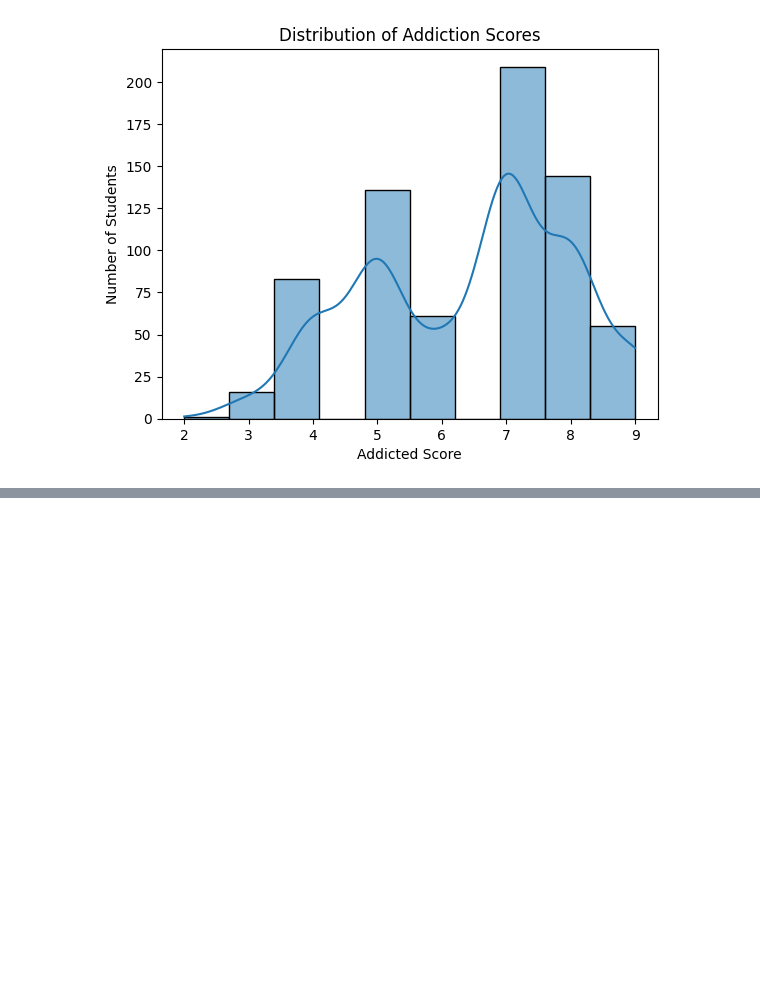
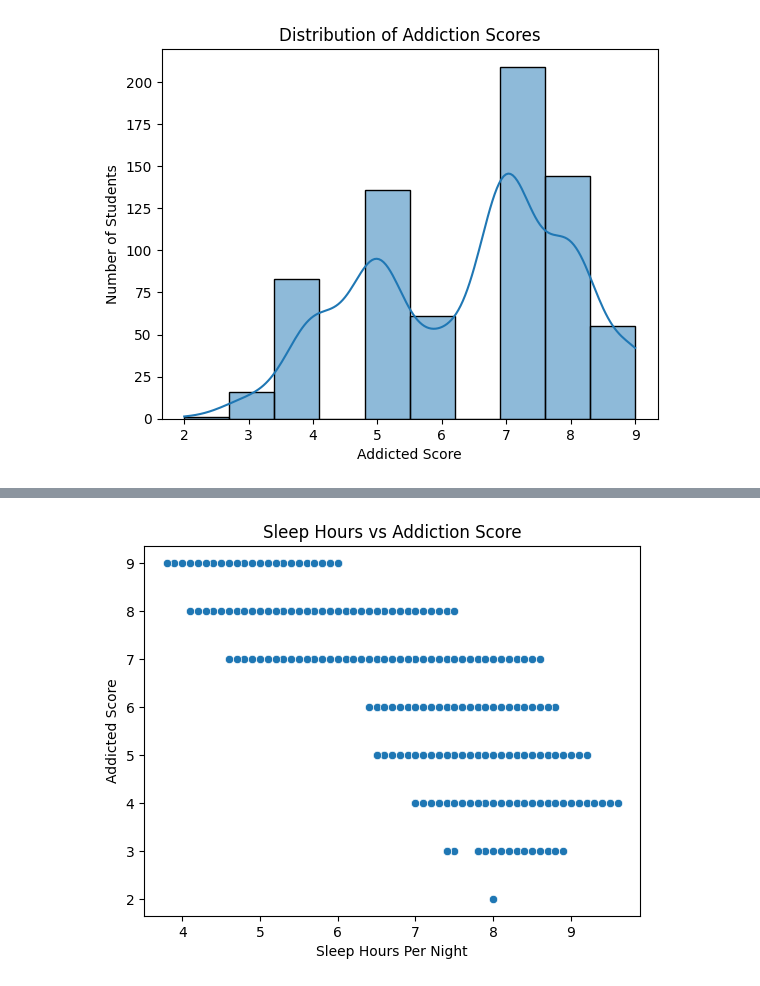
Before and after one commit to srinidhibadrinarayanan/social-media-addiction-predictor, a Jupyter notebook: social_media_addiction_predictor.ipynb, the cells around one changed output, grey strips where cells are left out. Cells and saved outputs as stored; diff of their text form; code cells hidden in the pictures; blank space fills up the shorter version.

```diff
--- a/social_media_addiction_predictor.ipynb
+++ b/social_media_addiction_predictor.ipynb
@@ -69,0 +78,8 @@ plt.show()
+# %%
+sns.scatterplot(x='Sleep_Hours_Per_Night', y='Addicted_Score', data=df)
+plt.title('Sleep Hours vs Addiction Score')
+plt.xlabel('Sleep Hours Per Night')
+plt.ylabel('Addicted Score')
+plt.show()
+# %% [output]
+[figure, added]
```
Also changed, not shown: parts of 3 cells of this notebook.
